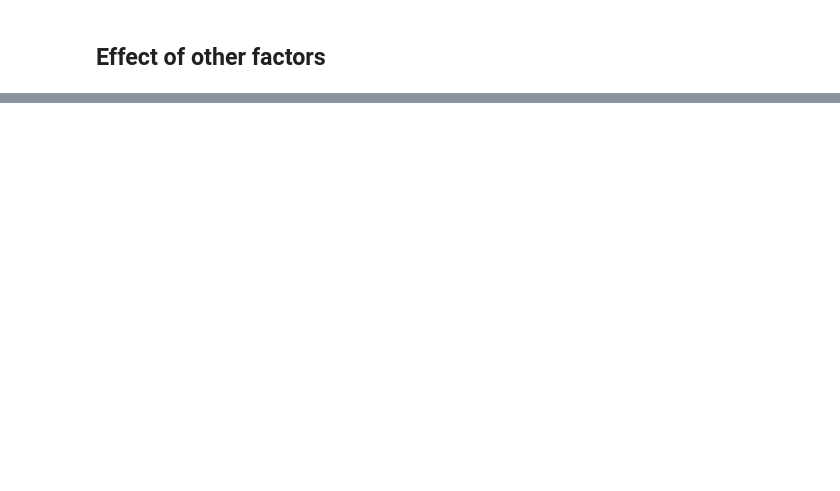
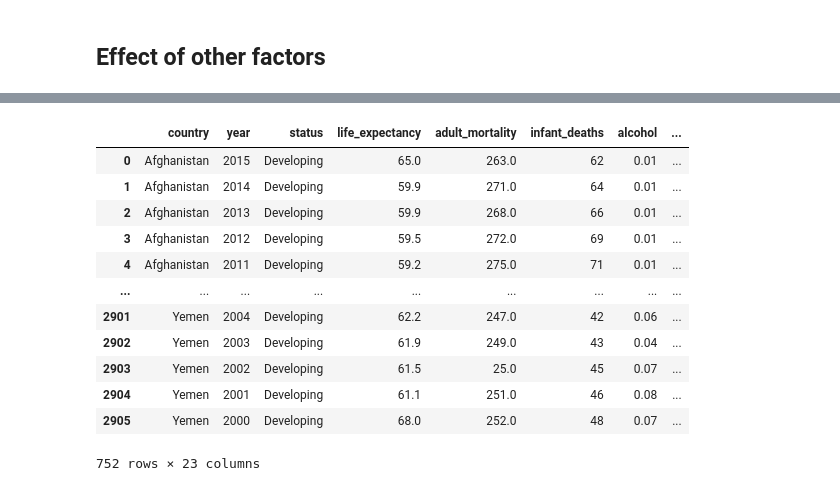
Before and after one commit to JuntingHe/dsci_532_group_04, a Jupyter notebook: report/preliminary_analysis.ipynb, the cells around one changed output, grey strips where cells are left out. Cells and saved outputs as stored; diff of their text form; code cells hidden in the pictures; blank space fills up the shorter version.

```diff
--- a/report/preliminary_analysis.ipynb
+++ b/report/preliminary_analysis.ipynb
@@ -193,0 +222,19 @@ dataset_df.to_csv("../data/processed/life_expectancy_data_processed.csv", index=
+# %%
+continent = dataset_df.continent.unique().tolist()
+continent = ["Asia"]
+# %%
+dataset_df[dataset_df["continent"].isin(continent)]
+# %% [output]
+|  | country | year | status | life_expectancy | adult_mortality | infant_deaths | alcohol | ... |
+| 0 | Afghanistan | 2015 | Developing | 65.0 | 263.0 | 62 | 0.01 | ... |
+| 1 | Afghanistan | 2014 | Developing | 59.9 | 271.0 | 64 | 0.01 | ... |
+| 2 | Afghanistan | 2013 | Developing | 59.9 | 268.0 | 66 | 0.01 | ... |
+| 3 | Afghanistan | 2012 | Developing | 59.5 | 272.0 | 69 | 0.01 | ... |
+| 4 | Afghanistan | 2011 | Developing | 59.2 | 275.0 | 71 | 0.01 | ... |
+| ... | ... | ... | ... | ... | ... | ... | ... | ... |
+| 2901 | Yemen | 2004 | Developing | 62.2 | 247.0 | 42 | 0.06 | ... |
+| 2902 | Yemen | 2003 | Developing | 61.9 | 249.0 | 43 | 0.04 | ... |
+| 2903 | Yemen | 2002 | Developing | 61.5 | 25.0 | 45 | 0.07 | ... |
+| 2904 | Yemen | 2001 | Developing | 61.1 | 251.0 | 46 | 0.08 | ... |
+| 2905 | Yemen | 2000 | Developing | 68.0 | 252.0 | 48 | 0.07 | ... |
+752 rows × 23 columns
```
Also changed, not shown: parts of 9 cells of this notebook, 2 other files.
